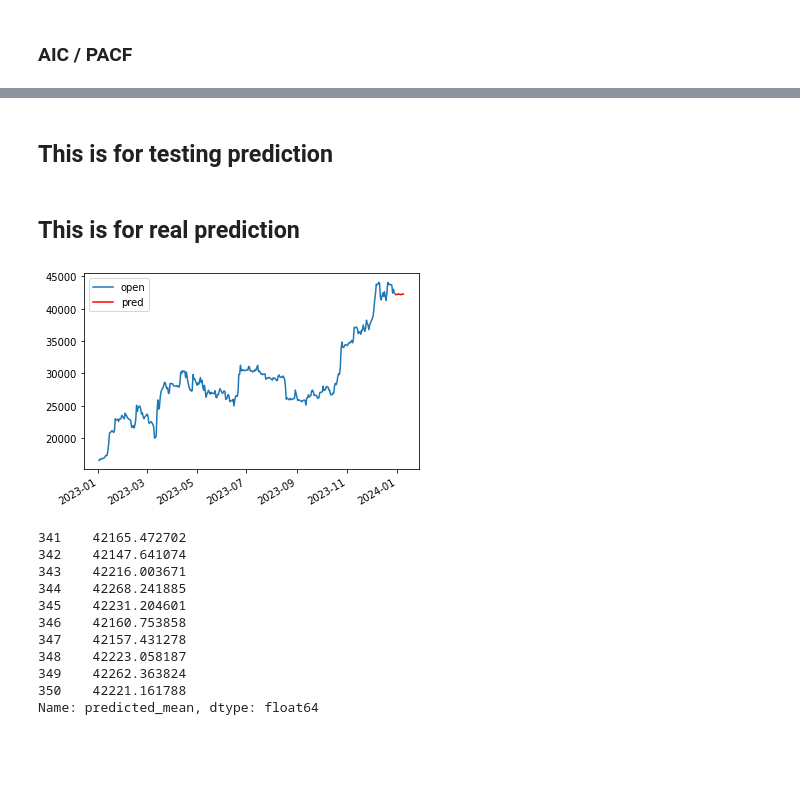
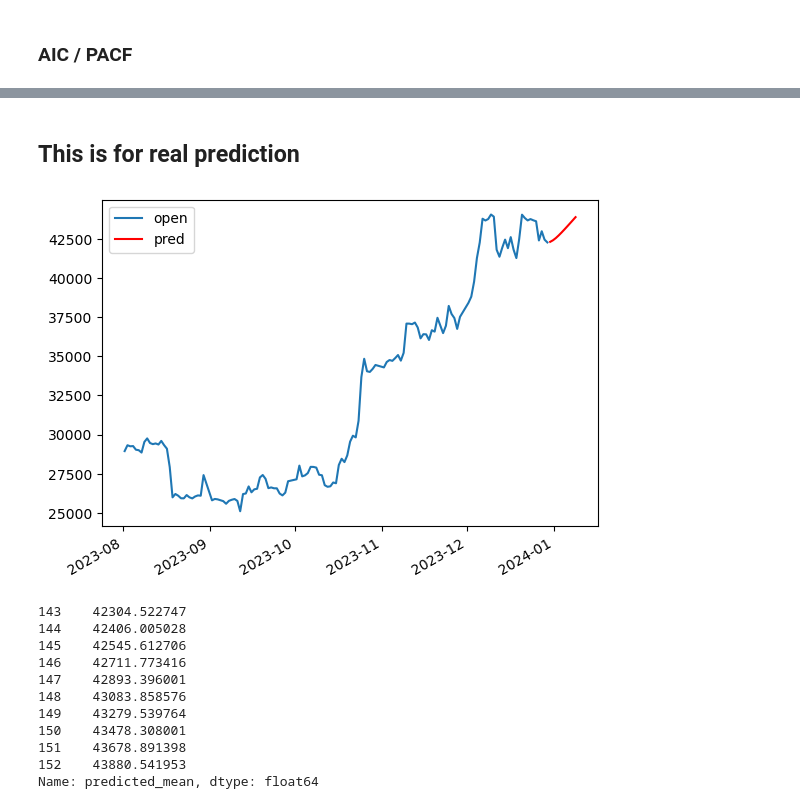
Before and after one commit to kennywang112/Bitcoin-Prediction, a Jupyter notebook: ARIMA.ipynb, the cells around one changed output, grey strips where cells are left out. Cells and saved outputs as stored; diff of their text form; code cells hidden in the pictures; blank space fills up the shorter version.

Commit message:
ARIMA training test

```diff
--- a/ARIMA.ipynb
+++ b/ARIMA.ipynb
@@ -92,11 +91,9 @@ print(market.get_history_candles.__doc__)
 columns = ['timestamp', 'open', 'high', 'low', 'close', 'volume', 'volCcy', 'volCcyQuote', 'confirm']
 date_string_after = ['2023-1-31','2023-2-28','2023-3-31','2023-4-30','2023-5-31','2023-6-30',
                      '2023-7-31','2023-8-31','2023-9-30','2023-10-31','2023-11-30','2023-12-31']
-date_range = pd.date_range(start = '2024-01-01', end = '2024-12-31', freq = 'D') # this can optimize
-
 full_data = pd.DataFrame(columns = ['open', 'high', 'low', 'close'])
 
-for m in range(1, 13):
+for m in range(8, 13):
 
     month = "2023-" + str(m) + "-1"
     time_before = datetime.strptime(month, "%Y-%m-%d").timestamp()
@@ -272,2 +299,0 @@ This best model is ARIMA(3, 1, 2) based on argmin AIC.
-# %% [markdown]
-## This is for testing prediction
@@ -276,38 +300,38 @@ This best model is ARIMA(3, 1, 2) based on argmin AIC.
 # %% [markdown]
 ## This is for real prediction
 # %%
-model = sm.tsa.ARIMA(full_data['open'], order=(3, 1, 2)).fit()
+model = sm.tsa.ARIMA(full_data['open'], order=(3, 2, 1))
+fitted = model.fit()
 
 # Plotting the historical data
 fig, ax = plt.subplots()
 ax = full_data['open'].plot(ax = ax)
 
-your_number_of_steps = 10
-forecast = model.forecast(steps = your_number_of_steps)
+number_of_steps = 10
+forecast = fitted.forecast(steps = number_of_steps)
 
 # Create predict date
 last_date = full_data.index[-1]
-forecast_index = pd.date_range(start = last_date, periods = your_number_of_steps + 1, freq = 'D')[1:]
+forecast_index = pd.date_range(start = last_date, periods = number_of_steps + 1, freq = 'D')[1:]
 
 forecast_index
 
 ax.plot(forecast_index, forecast, color = 'red', label = 'pred')
 
 plt.legend()
 plt.show()
+
+print(forecast)
 # %% [output]
-[figure, old version]
+[figure, new version]
+143    42304.522747
+144    42406.005028
+145    42545.612706
+146    42711.773416
+147    42893.396001
+148    43083.858576
+149    43279.539764
+150    43478.308001
+151    43678.891398
+152    43880.541953
+Name: predicted_mean, dtype: float64
-# %%
-forecast
-# %% [output]
-341    42165.472702
-342    42147.641074
-343    42216.003671
-344    42268.241885
-345    42231.204601
-346    42160.753858
-347    42157.431278
-348    42223.058187
-349    42262.363824
-350    42221.161788
-Name: predicted_mean, dtype: float64
```
Also changed, not shown: parts of 12 cells of this notebook, 1 other file.
